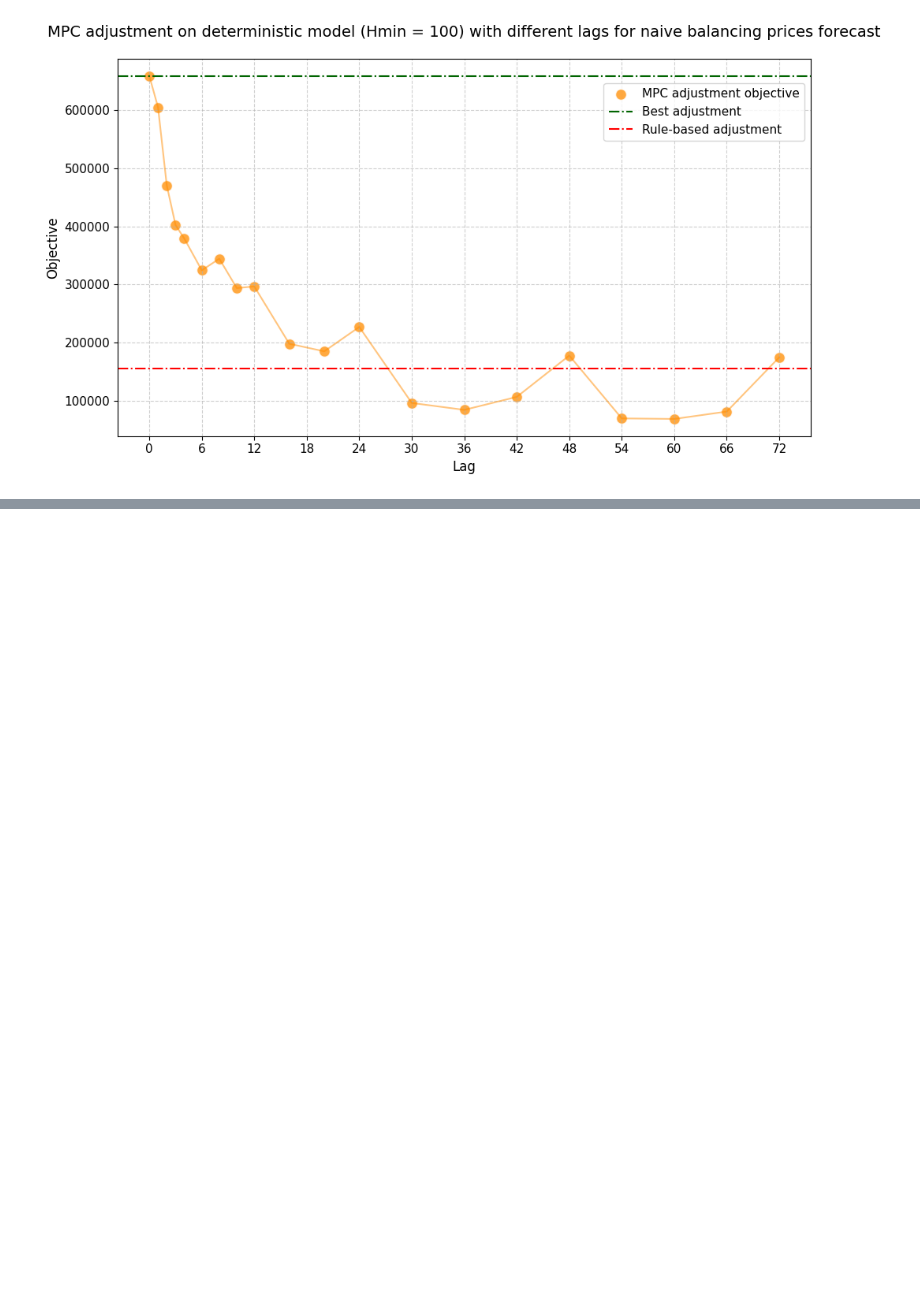
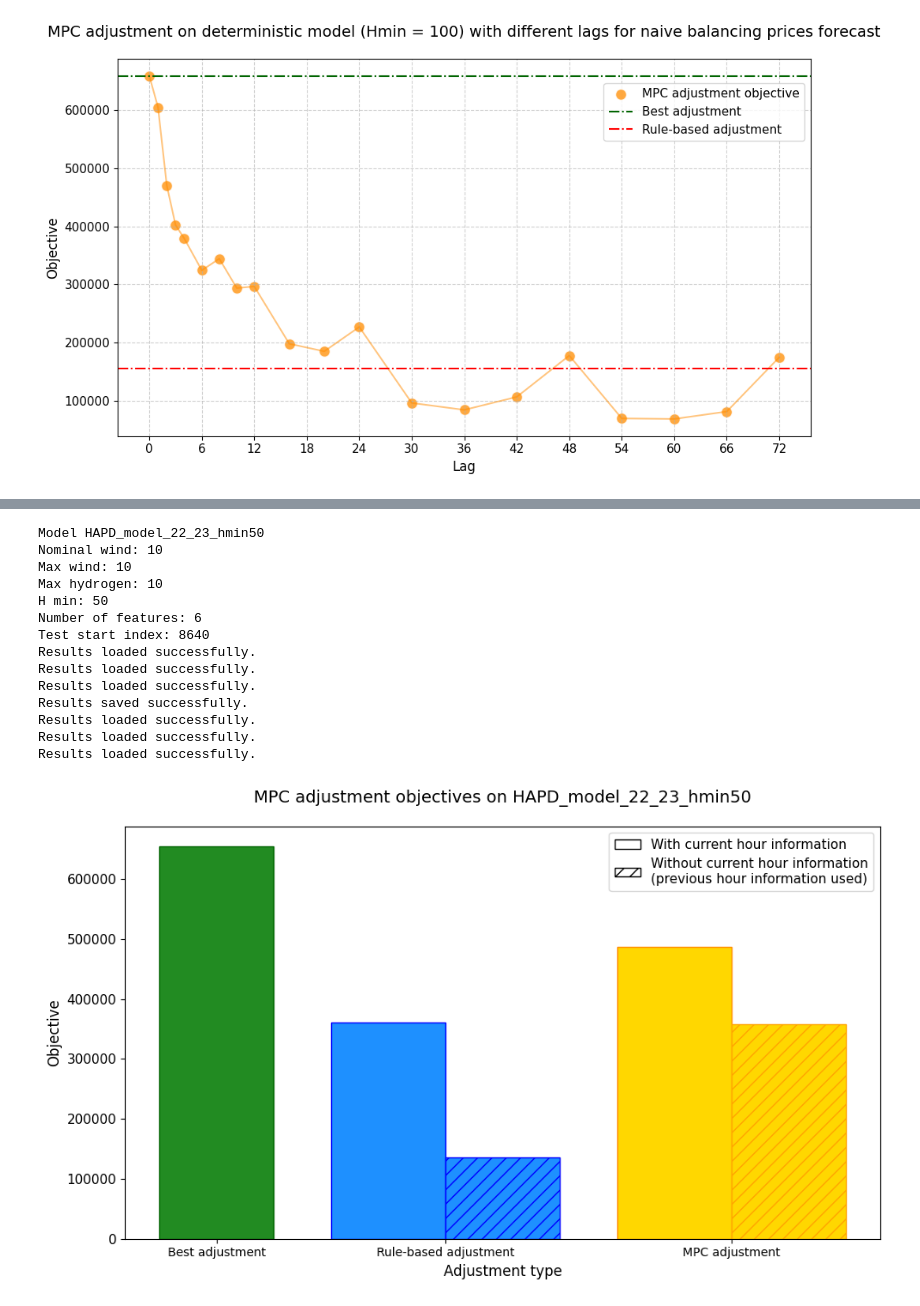
Before and after one commit to MGuckert/Real-time-adjustment-strategies-for-trading-wind-power-and-hydrogen, a Jupyter notebook: notebooks/balancing_prices_test.ipynb, the cells around one changed output, grey strips where cells are left out. Saved outputs shown, nothing was run; the diff lists cells and outputs as text; code cells hidden in the pictures; blank space fills up the shorter version.

```diff
--- a/notebooks/balancing_prices_test.ipynb
+++ b/notebooks/balancing_prices_test.ipynb
@@ -13,0 +40,5 @@ from utils.models import *
+# %%
+print(results.get_total_objective())
+
+best_adj_results = test_model.best_adjustment(results)
+print(best_adj_results.get_total_objective() - results.get_total_objective())
@@ -302,0 +369,13 @@ plt.show()
+# %%
+def compute_mpc_adjustment(model):
+        # Load original results
+    original_results = model.load_results(ORIGINAL)
+    rule_base_adj_without_current_hour_results = model.rule_based_adjustment(original_results, info_on_current_hour=False)
+    model.save_results(rule_base_adj_without_current_hour_results, 'Rule_based_adjustment_without_current_hour')
+    print("Rule-based adjustment without current hour info done")
+    mpc_naive_fc_24_results = model.MPC_adjustment_with_naive_balancing_forecasts(original_results, 24)
+    model.save_results(mpc_naive_fc_24_results, 'MPC_naive_fc_24')
+    print("MPC with naive forecasts lag 24 done")
+    mpc_naive_fc_24_without_current_hour_results = model.MPC_adjustment_with_naive_balancing_forecasts(original_results, 24, info_on_current_hour=False)
+    model.save_results(mpc_naive_fc_24_without_current_hour_results, 'MPC_naive_fc_24_without_current_hour')
+    print("MPC with naive forecasts lag 24 without current hour done")
@@ -302,0 +437,20 @@ plt.show()
+# %%
+hapd_model = HAPDModel.load('HAPD_model_22_23_hmin50')
+
+plot_mpc_adjustments(hapd_model)
+# %% [output]
+Model HAPD_model_22_23_hmin50
+Nominal wind: 10
+Max wind: 10
+Max hydrogen: 10
+H min: 50
+Number of features: 6
+Test start index: 8640
+Results loaded successfully.
+Results loaded successfully.
+Results loaded successfully.
+Results saved successfully.
+Results loaded successfully.
+Results loaded successfully.
+Results loaded successfully.
+[figure, added]
```
Also changed, not shown: parts of 39 cells of this notebook, 5 other files.
